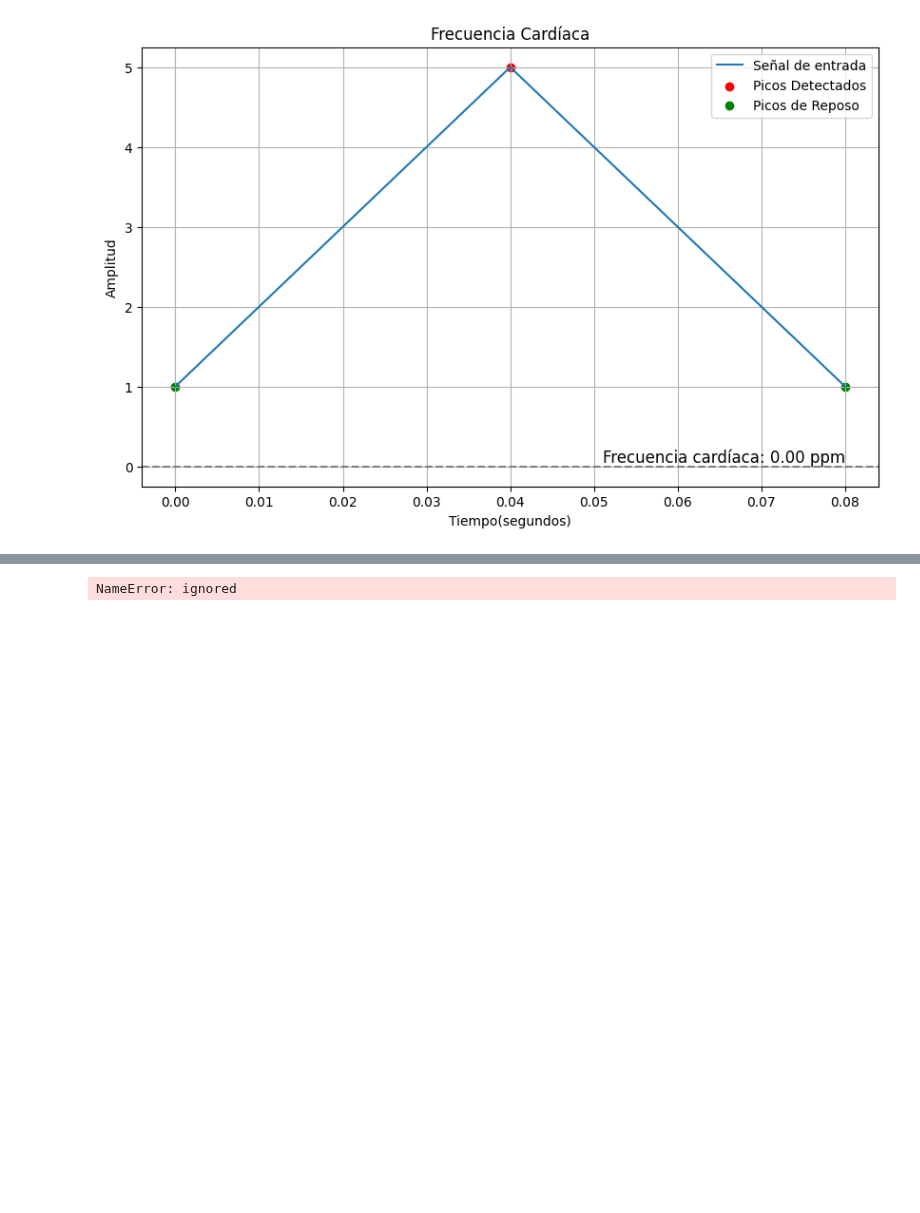
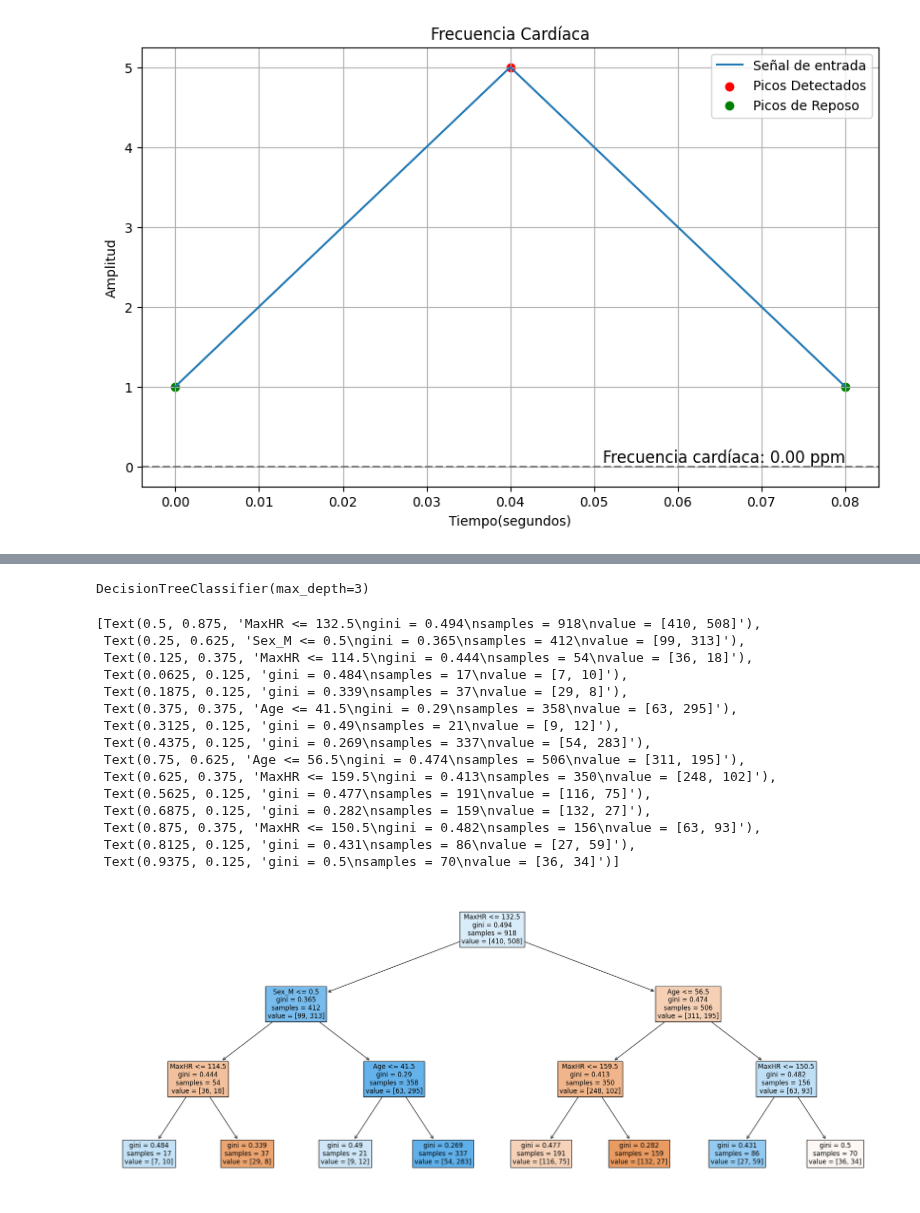
Before and after one commit to Mart1n610/CardioAlert, a Jupyter notebook: CardioAlert.ipynb, the cells around one changed output, grey strips where cells are left out. Saved outputs shown, nothing was run; the diff lists cells and outputs as text; code cells hidden in the pictures; blank space fills up the shorter version.

```diff
--- a/CardioAlert.ipynb
+++ b/CardioAlert.ipynb
@@ -83,6 +136,13 @@ df
+# %%
+df = pd.get_dummies(data=df, drop_first=True)
+# %%
+explicativas = df.drop(columns="HeartDisease")
+objetivo = df.HeartDisease
 # %%
 from sklearn.tree import DecisionTreeClassifier
-tree = DecisionTreeClassifier()
-tree.fit(X_train, Y_train)
-# %% [output]
-NameError: ignored
+# %%
+model = DecisionTreeClassifier(max_depth=3)
+# %%
+model.fit(X=explicativas, y=objetivo)
+# %% [output]
+DecisionTreeClassifier(max_depth=3)
@@ -88,0 +152,20 @@ NameError: ignored
+# %%
+plt.figure(figsize=(26, 10))
+plot_tree(decision_tree=model, feature_names=explicativas.columns, filled=True, fontsize = 12)
+# %% [output]
+[Text(0.5, 0.875, 'MaxHR <= 132.5\ngini = 0.494\nsamples = 918\nvalue = [410, 508]'),
+ Text(0.25, 0.625, 'Sex_M <= 0.5\ngini = 0.365\nsamples = 412\nvalue = [99, 313]'),
+ Text(0.125, 0.375, 'MaxHR <= 114.5\ngini = 0.444\nsamples = 54\nvalue = [36, 18]'),
+ Text(0.0625, 0.125, 'gini = 0.484\nsamples = 17\nvalue = [7, 10]'),
+ Text(0.1875, 0.125, 'gini = 0.339\nsamples = 37\nvalue = [29, 8]'),
+ Text(0.375, 0.375, 'Age <= 41.5\ngini = 0.29\nsamples = 358\nvalue = [63, 295]'),
+ Text(0.3125, 0.125, 'gini = 0.49\nsamples = 21\nvalue = [9, 12]'),
+ Text(0.4375, 0.125, 'gini = 0.269\nsamples = 337\nvalue = [54, 283]'),
+ Text(0.75, 0.625, 'Age <= 56.5\ngini = 0.474\nsamples = 506\nvalue = [311, 195]'),
+ Text(0.625, 0.375, 'MaxHR <= 159.5\ngini = 0.413\nsamples = 350\nvalue = [248, 102]'),
+ Text(0.5625, 0.125, 'gini = 0.477\nsamples = 191\nvalue = [116, 75]'),
+ Text(0.6875, 0.125, 'gini = 0.282\nsamples = 159\nvalue = [132, 27]'),
+ Text(0.875, 0.375, 'MaxHR <= 150.5\ngini = 0.482\nsamples = 156\nvalue = [63, 93]'),
+ Text(0.8125, 0.125, 'gini = 0.431\nsamples = 86\nvalue = [27, 59]'),
+ Text(0.9375, 0.125, 'gini = 0.5\nsamples = 70\nvalue = [36, 34]')]
+[figure, added]
```
Also changed, not shown: parts of 12 cells of this notebook.
